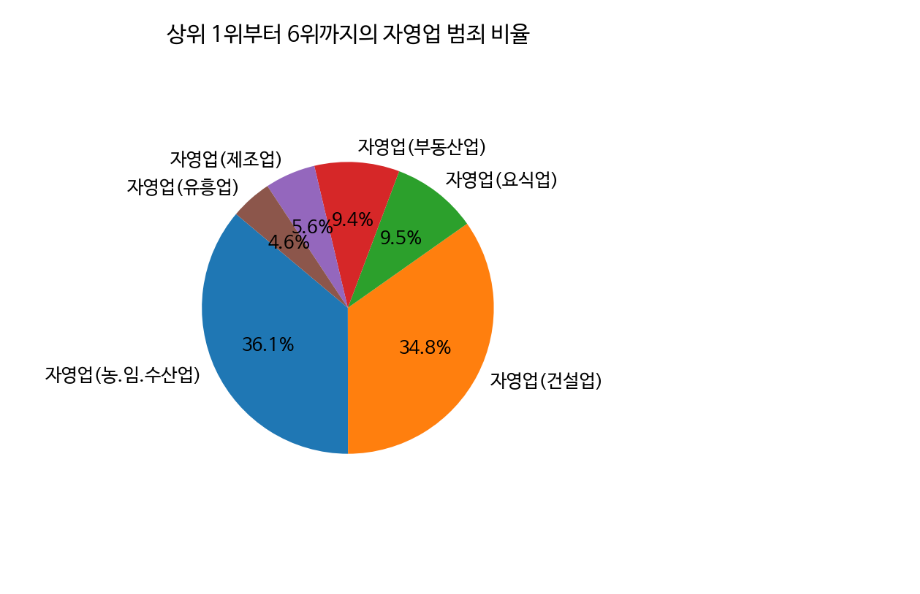
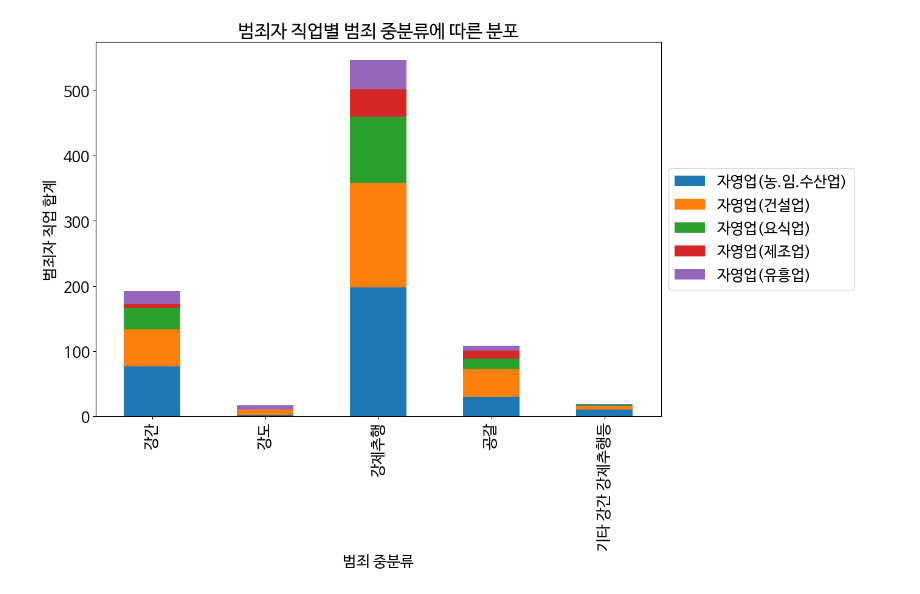
Before and after one commit to corin2junseo/AiProject, a Jupyter notebook: 기말프로젝트.ipynb, the cells around one changed output. Saved outputs shown, nothing was run; the diff lists cells and outputs as text; code cells hidden in the pictures.

```diff
--- a/기말프로젝트.ipynb
+++ b/기말프로젝트.ipynb
@@ -110,28 +106,21 @@ df.head()
-# %%
-# '자영업'에 해당하는 칼럼들만 선택하여 각 칼럼의 합을 계산하여 가장 큰 값 6개의 칼럼명 찾기
-self_employment_columns = ['자영업(농.임.수산업)', '자영업(광업)', '자영업(제조업)', '자영업(건설업)',
-       '자영업(도.소매업)', '자영업(무역업)', '자영업(요식업)', '자영업(숙박업)', '자영업(유흥업)',
-       '자영업(금융업)', '자영업(부동산업)', '자영업(의료보건업)', '자영업(차량정비업)', '자영업(노점)',
-       '자영업(행상)']
-
-# '자영업'에 해당하는 칼럼 데이터 가져오기
-self_employment_data = df[self_employment_columns].sum()
-
-# 상위 1위부터 6위까지의 칼럼명 추출 (수정된 부분: nlargest의 n값을 6으로 수정)
-top_1_to_6_self_employment_columns = self_employment_data.nlargest(6).index
-
-# 상위 1위부터 6위까지의 칼럼 데이터 가져오기 및 시각화
-top_1_to_6_self_employment_data = self_employment_data[top_1_to_6_self_employment_columns]
-
-# 파이 차트로 시각화
-import matplotlib.pyplot as plt
-
-plt.figure(figsize=(8, 8))
-plt.pie(top_1_to_6_self_employment_data, labels=top_1_to_6_self_employment_data.index, autopct='%1.1f%%', startangle=140)
-plt.title('상위 1위부터 6위까지의 자영업 범죄 비율')  # 수정된 부분: 제목도 6위까지 표시하도록 수정
-plt.axis('equal')  # 원을 원형으로 유지
-plt.tight_layout()
-plt.show()
-# %% [output]
-[figure, removed]
+# %%
+# '자영업'에 해당하는 칼럼들만 선택하여 각 칼럼의 합 계산
+self_employment_columns = ['자영업(소계)', '자영업(농.임.수산업)', '자영업(광업)', '자영업(제조업)', '자영업(건설업)',
+                           '자영업(도.소매업)', '자영업(무역업)', '자영업(요식업)', '자영업(숙박업)', '자영업(유흥업)']
+
+# '자영업'에 해당하는 칼럼들 중 상위 5개 직업 열 선택
+top_5_self_employment = df[self_employment_columns].sum().nlargest(6).index[1:].tolist()
+
+# 상위 5개 직업 열을 이용하여 그래프 그리기
+df.loc['강간':'기타 강간 강제추행등', top_5_self_employment].plot(kind='bar', stacked=True, figsize=(12, 8))
+
+plt.title('범죄자 직업별 범죄 중분류에 따른 분포')
+plt.xlabel('범죄 중분류')
+plt.ylabel('범죄자 직업 합계')
+
+plt.legend(loc='center left', bbox_to_anchor=(1, 0.5))
+
+plt.show()
+# %% [output]
+[figure, added]
 # %%
```
Also changed, not shown: parts of 20 cells of this notebook.
